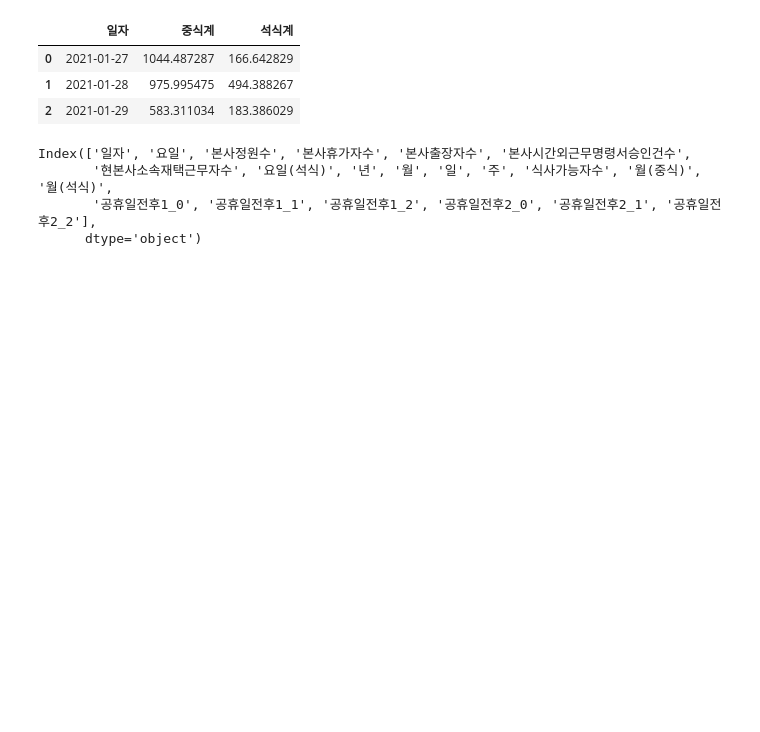
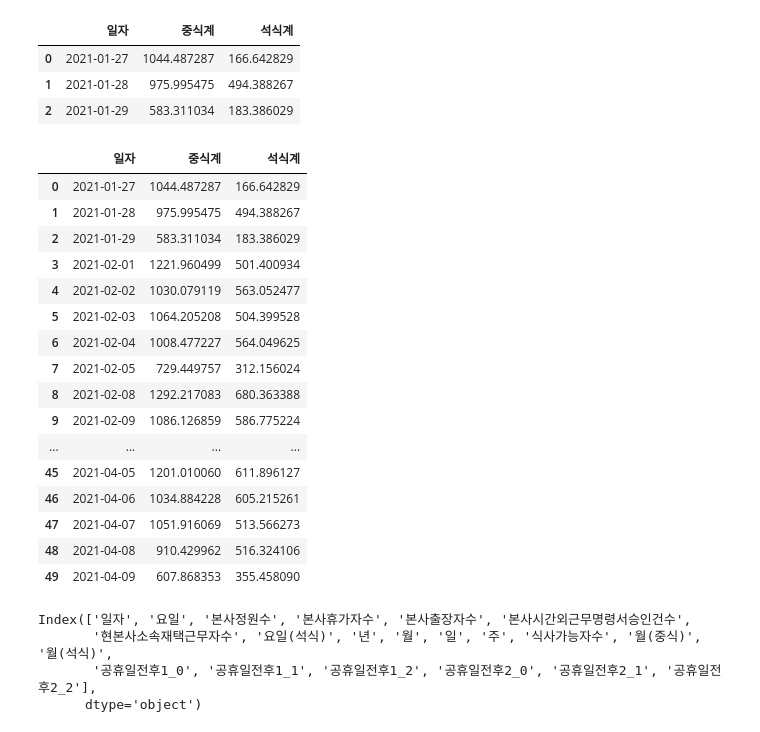
Before and after one commit to JBNU-JBIG/DACON-The_number_of_diners_in_the_cafeteria_Prediction, a Jupyter notebook: 0719 요일만 랭크변경.ipynb, the cells around one changed output. Cells and saved outputs as stored; diff of their text form; code cells hidden in the pictures; blank space fills up the shorter version.

```diff
--- a/0719 요일만 랭크변경.ipynb
+++ b/0719 요일만 랭크변경.ipynb
@@ -340,6 +340,26 @@ submission.head(3)
 | 0 | 2021-01-27 | 1044.487287 | 166.642829 |
 | 1 | 2021-01-28 | 975.995475 | 494.388267 |
 | 2 | 2021-01-29 | 583.311034 | 183.386029 |
+# %%
+submission
+# %% [output]
+|  | 일자 | 중식계 | 석식계 |
+| 0 | 2021-01-27 | 1044.487287 | 166.642829 |
+| 1 | 2021-01-28 | 975.995475 | 494.388267 |
+| 2 | 2021-01-29 | 583.311034 | 183.386029 |
+| 3 | 2021-02-01 | 1221.960499 | 501.400934 |
+| 4 | 2021-02-02 | 1030.079119 | 563.052477 |
+| 5 | 2021-02-03 | 1064.205208 | 504.399528 |
+| 6 | 2021-02-04 | 1008.477227 | 564.049625 |
+| 7 | 2021-02-05 | 729.449757 | 312.156024 |
+| 8 | 2021-02-08 | 1292.217083 | 680.363388 |
+| 9 | 2021-02-09 | 1086.126859 | 586.775224 |
+| ... | ... | ... | ... |
+| 45 | 2021-04-05 | 1201.010060 | 611.896127 |
+| 46 | 2021-04-06 | 1034.884228 | 605.215261 |
+| 47 | 2021-04-07 | 1051.916069 | 513.566273 |
+| 48 | 2021-04-08 | 910.429962 | 516.324106 |
+| 49 | 2021-04-09 | 607.868353 | 355.458090 |
 # %%
 submission.to_csv('ko4(랭크변경).csv', index=False)
 # %%
```
Also changed, not shown: parts of 4 cells of this notebook, 28 other files.
